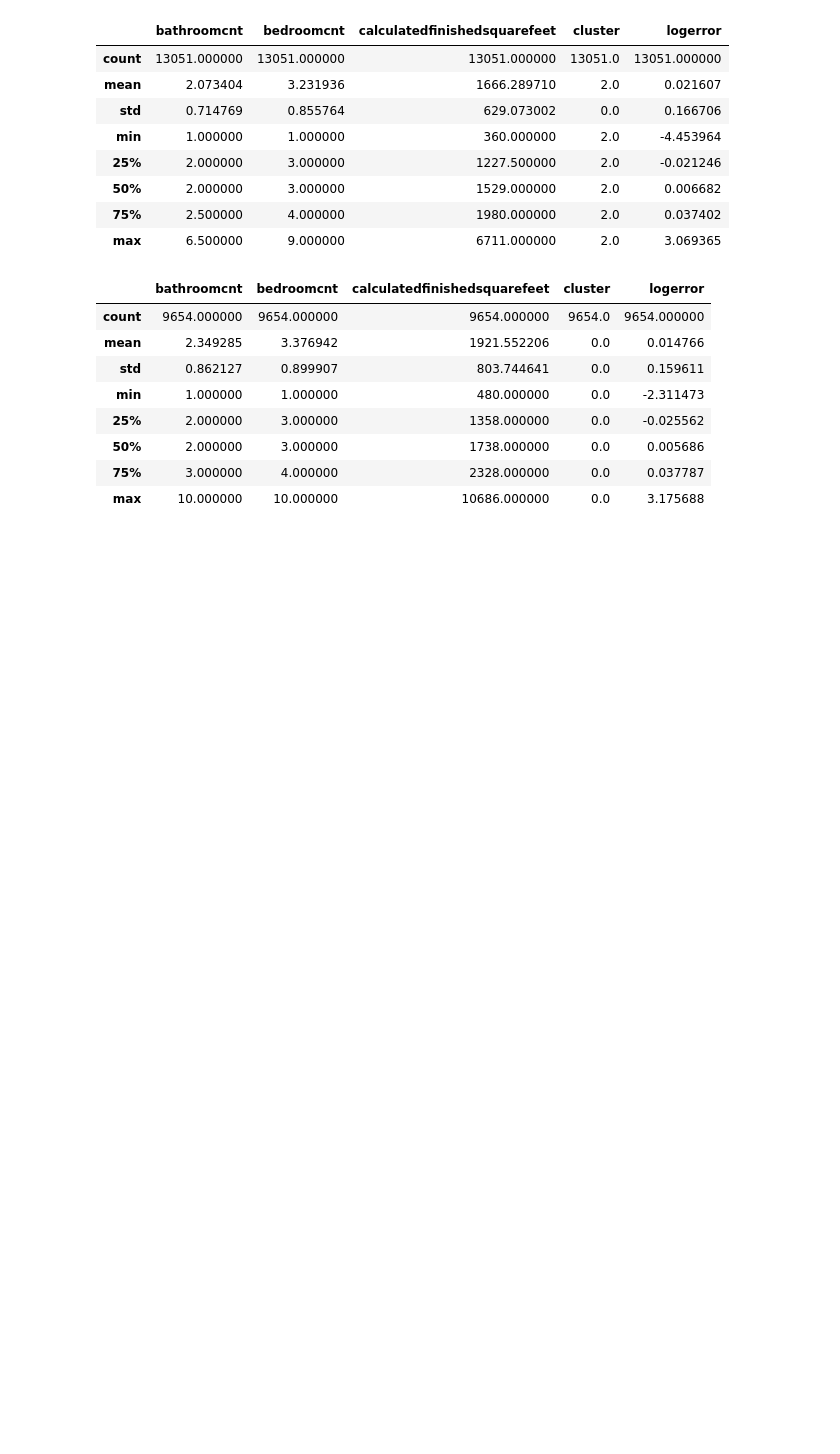
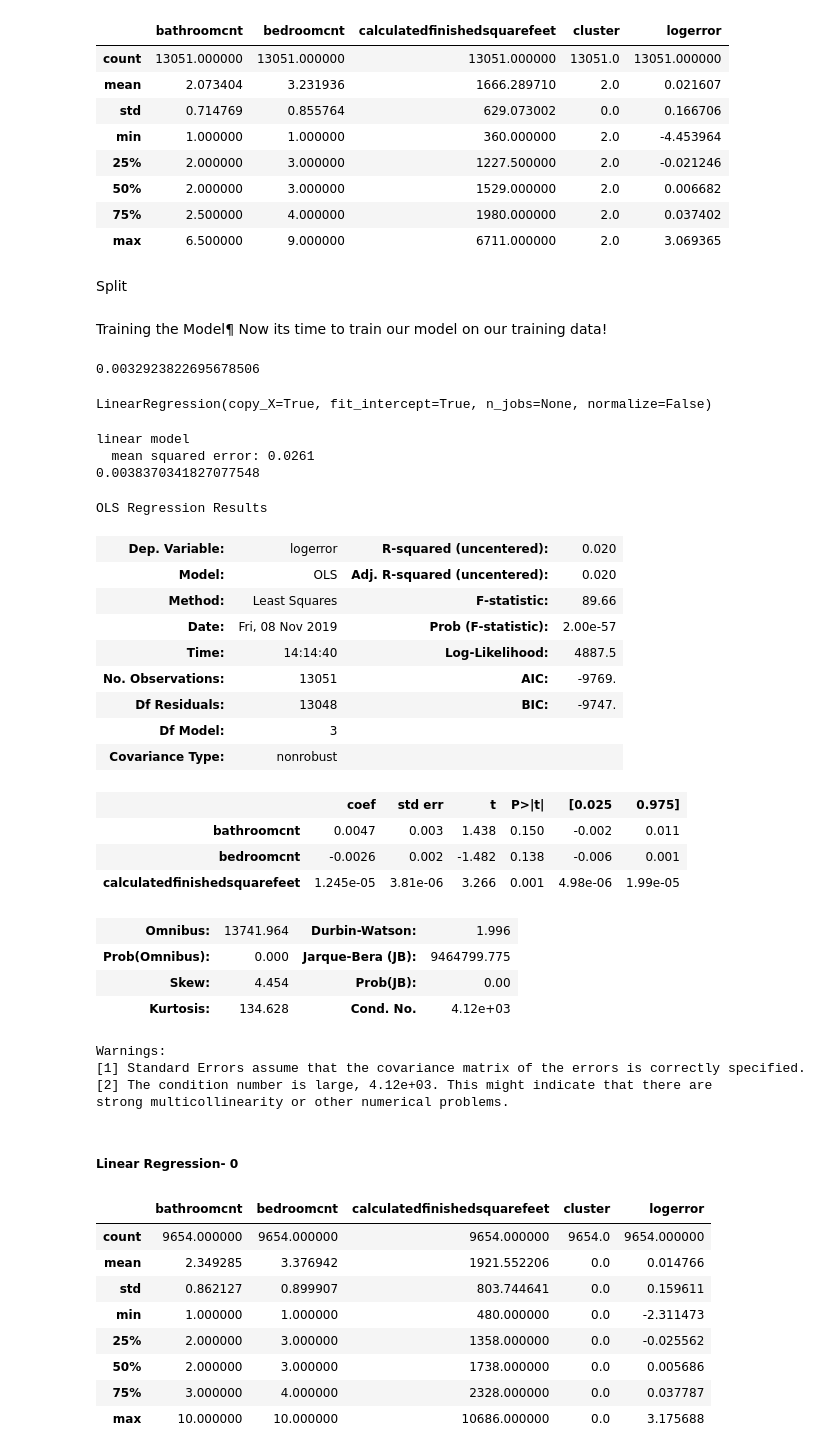
Before and after one commit to BayesEliaSantos/Bayes_P04_Zillow, a Jupyter notebook: Modeling Within the Clusters.ipynb, the cells around one changed output. Saved outputs shown, nothing was run; the diff lists cells and outputs as text; code cells hidden in the pictures; blank space fills up the shorter version.

```diff
--- a/Modeling Within the Clusters.ipynb
+++ b/Modeling Within the Clusters.ipynb
@@ -602,3 +747,23 @@ model2.describe()
 | 50% | 2.000000 | 3.000000 | 1529.000000 | 2.0 | 0.006682 |
 | 75% | 2.500000 | 4.000000 | 1980.000000 | 2.0 | 0.037402 |
 | max | 6.500000 | 9.000000 | 6711.000000 | 2.0 | 3.069365 |
+# %% [markdown]
+Split
+# %%
+y2 = model2['logerror']
+X2= model2[['bathroomcnt', 'bedroomcnt', 'calculatedfinishedsquarefeet']]
+X_train2, X_test2, y_train2, y_test2 = train_test_split(X2, y2, test_size=0.2, random_state=123)
+# %% [markdown]
+Training the Model¶
+Now its time to train our model on our training data!
+# %%
+lm2 = LinearRegression()
+# %%
+lm2.fit(X_train2, y_train2)
+print(lm2.score(X_test2, y_test2))
+# %% [output]
+0.0032923822695678506
+# %%
+lm2.fit(X_train2,y_train2)
+# %% [output]
+LinearRegression(copy_X=True, fit_intercept=True, n_jobs=None, normalize=False)
@@ -605,3 +772,42 @@ model2.describe()
+# %%
+mse_lm2 = mean_squared_error(y_train2, y_pred_lm2)
+print("linear model\n  mean squared error: {:.3}".format(mse_lm2))
+
+r2_lm2 = r2_score(y_train2, y_pred_lm2)
+print((r2_lm2))
+# %% [output]
+linear model
+  mean squared error: 0.0261
+0.0038370341827077548
+# %%
+ols_model2 = sm.OLS(y_train2, X_train2)
+regr2 = sm.OLS(y2, X2).fit()
+regr2.summary()
+# %% [output]
+OLS Regression Results
+| Dep. Variable: | logerror | R-squared (uncentered): | 0.020 |
+| Model: | OLS | Adj. R-squared (uncentered): | 0.020 |
+| Method: | Least Squares | F-statistic: | 89.66 |
+| Date: | Fri, 08 Nov 2019 | Prob (F-statistic): | 2.00e-57 |
+| Time: | 14:14:40 | Log-Likelihood: | 4887.5 |
+| No. Observations: | 13051 | AIC: | -9769. |
+| Df Residuals: | 13048 | BIC: | -9747. |
+| Df Model: | 3 |  |  |
+| Covariance Type: | nonrobust |  |  |
+|  | coef | std err | t | P>|t| | [0.025 | 0.975] |
+| bathroomcnt | 0.0047 | 0.003 | 1.438 | 0.150 | -0.002 | 0.011 |
+| bedroomcnt | -0.0026 | 0.002 | -1.482 | 0.138 | -0.006 | 0.001 |
+| calculatedfinishedsquarefeet | 1.245e-05 | 3.81e-06 | 3.266 | 0.001 | 4.98e-06 | 1.99e-05 |
+| Omnibus: | 13741.964 | Durbin-Watson: | 1.996 |
+| Prob(Omnibus): | 0.000 | Jarque-Bera (JB): | 9464799.775 |
+| Skew: | 4.454 | Prob(JB): | 0.00 |
+| Kurtosis: | 134.628 | Cond. No. | 4.12e+03 |
+Warnings:
+[1] Standard Errors assume that the covariance matrix of the errors is correctly specified.
+[2] The condition number is large, 4.12e+03. This might indicate that there are
+strong multicollinearity or other numerical problems.
+# %% [markdown]
+##### Linear Regression- 0
 # %%
 model0= model.loc[model['cluster']==0]
 model0.describe()
```
Also changed, not shown: parts of 32 cells of this notebook, 1 other file.
